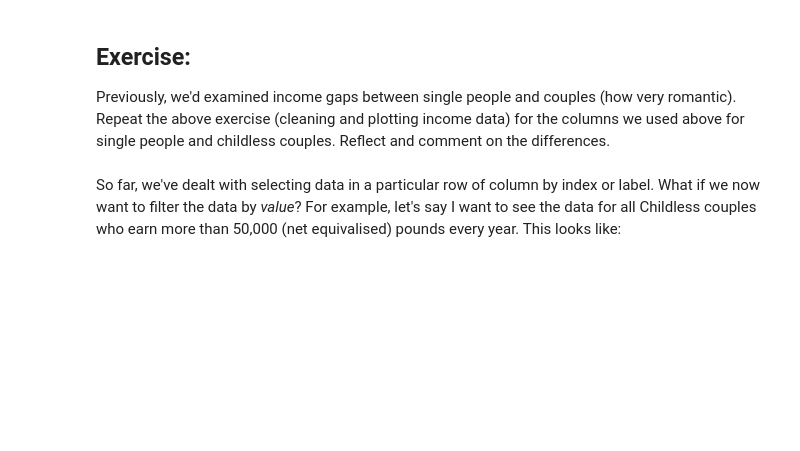
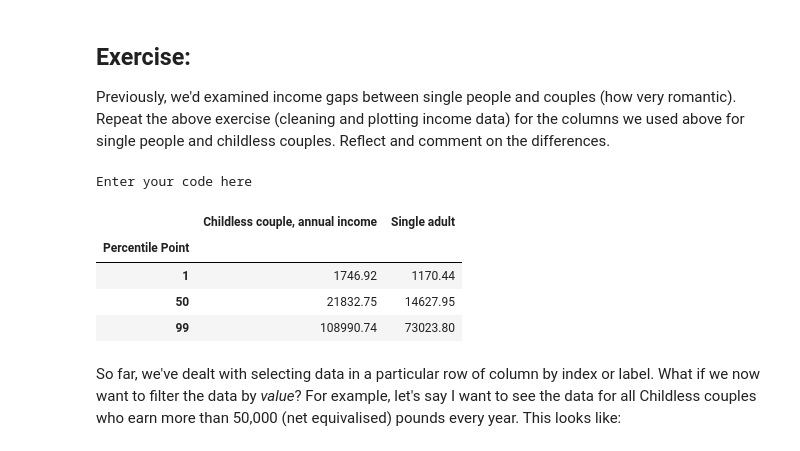
Before and after one commit to NanaShirasu/QM2, a Jupyter notebook: notebooks/W02. Pandas.ipynb, the cells around one changed output. Saved outputs shown, nothing was run; the diff lists cells and outputs as text; code cells hidden in the pictures; blank space fills up the shorter version.

```diff
--- a/notebooks/W02. Pandas.ipynb
+++ b/notebooks/W02. Pandas.ipynb
@@ -311,3 +328,16 @@ print("Enter your code here")
+# %%
+print("Enter your code here")
+clean= income[['Childless couple, annual income','Single adult']].loc[[1,50,99]]
+clean=clean.replace(',', '', regex=True)
+clean = clean.replace('-', 'NaN', regex=True).astype('float')
+clean.head()
+# %% [output]
+Enter your code here
+|  | Childless couple, annual income | Single adult |
+| Percentile Point |  |  |
+| 1 | 1746.92 | 1170.44 |
+| 50 | 21832.75 | 14627.95 |
+| 99 | 108990.74 | 73023.80 |
 # %%
 Add your reflection here.
 # %% [markdown]
```
Also changed, not shown: parts of 12 cells of this notebook.
